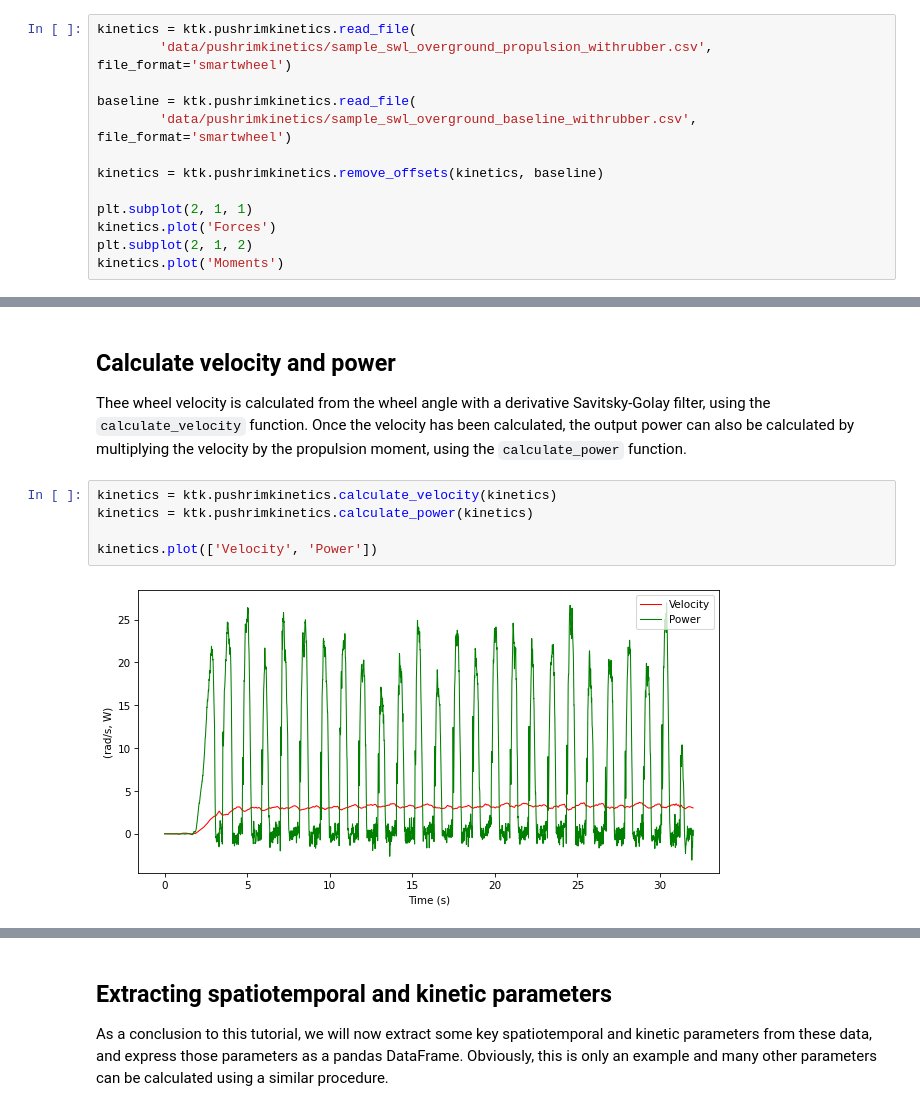
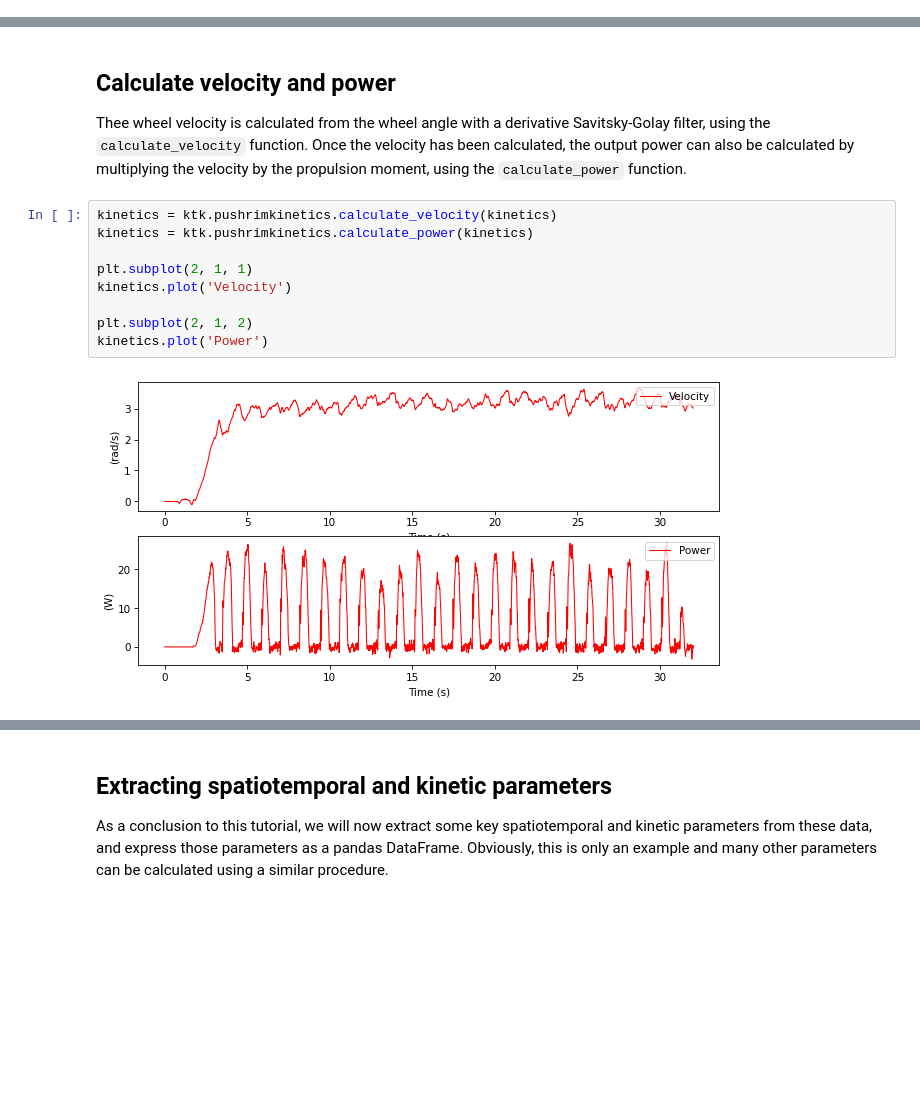
Before and after one commit to kineticstoolkit/kineticstoolkit, a Jupyter notebook: doc/pushrimkinetics.ipynb, the cells around one changed output, grey strips where cells are left out. Cells and saved outputs as stored; diff of their text form; blank space fills up the shorter version.

```diff
--- a/doc/pushrimkinetics.ipynb
+++ b/doc/pushrimkinetics.ipynb
@@ -94,13 +99,0 @@ force appart from gravity is applied on the instrumented wheel. For example:
-# %%
-kinetics = ktk.pushrimkinetics.read_file(
-        'data/pushrimkinetics/sample_swl_overground_propulsion_withrubber.csv', file_format='smartwheel')
-
-baseline = ktk.pushrimkinetics.read_file(
-        'data/pushrimkinetics/sample_swl_overground_baseline_withrubber.csv', file_format='smartwheel')
-
-kinetics = ktk.pushrimkinetics.remove_offsets(kinetics, baseline)
-
-plt.subplot(2, 1, 1)
-kinetics.plot('Forces')
-plt.subplot(2, 1, 2)
-kinetics.plot('Moments')
@@ -114,7 +105,11 @@ multiplying the velocity by the propulsion moment, using the `calculate_power` f
 # %%
 kinetics = ktk.pushrimkinetics.calculate_velocity(kinetics)
 kinetics = ktk.pushrimkinetics.calculate_power(kinetics)
 
-kinetics.plot(['Velocity', 'Power'])
+plt.subplot(2, 1, 1)
+kinetics.plot('Velocity')
+
+plt.subplot(2, 1, 2)
+kinetics.plot('Power')
 # %% [output]
-[figure, old version]
+[figure, new version]
```
Also changed, not shown: parts of 9 cells of this notebook, 29 other files.
